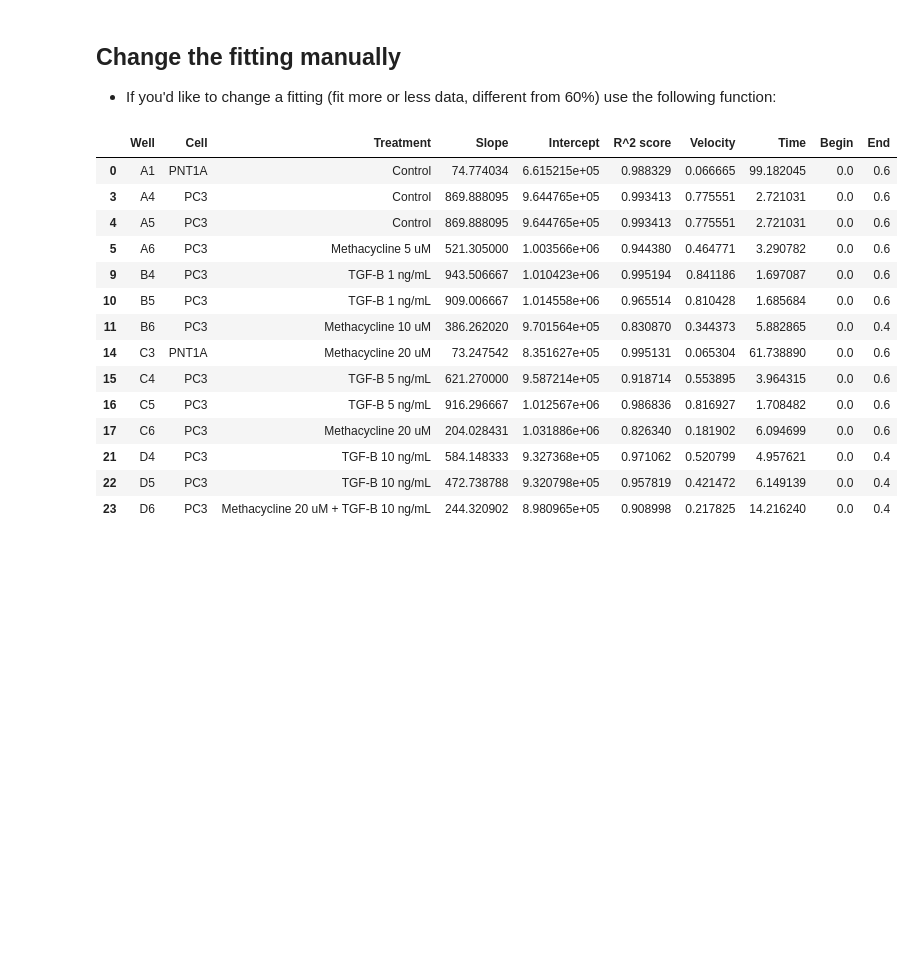
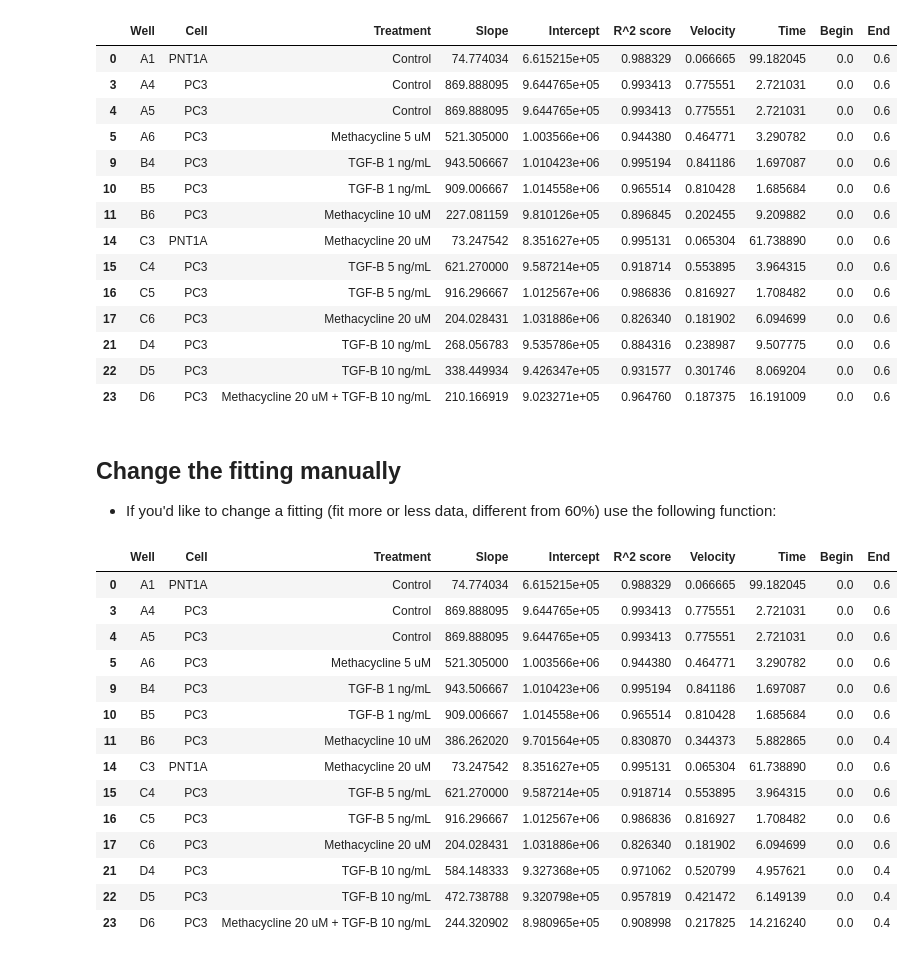
Before and after one commit to fefossa/scratchassays, a Jupyter notebook: Processing Scratch Data.ipynb, the cells around one changed output. Cells and saved outputs as stored; diff of their text form; code cells hidden in the pictures; blank space fills up the shorter version.

```diff
--- a/Processing Scratch Data.ipynb
+++ b/Processing Scratch Data.ipynb
@@ -95,3 +108,21 @@ for i, row in layout.iterrows():
+# %%
+layout
+# %% [output]
+|  | Well | Cell | Treatment | Slope | Intercept | R^2 score | Velocity | Time | Begin | End |
+| 0 | A1 | PNT1A | Control | 74.774034 | 6.615215e+05 | 0.988329 | 0.066665 | 99.182045 | 0.0 | 0.6 |
+| 3 | A4 | PC3 | Control | 869.888095 | 9.644765e+05 | 0.993413 | 0.775551 | 2.721031 | 0.0 | 0.6 |
+| 4 | A5 | PC3 | Control | 869.888095 | 9.644765e+05 | 0.993413 | 0.775551 | 2.721031 | 0.0 | 0.6 |
+| 5 | A6 | PC3 | Methacycline 5 uM | 521.305000 | 1.003566e+06 | 0.944380 | 0.464771 | 3.290782 | 0.0 | 0.6 |
+| 9 | B4 | PC3 | TGF-B 1 ng/mL | 943.506667 | 1.010423e+06 | 0.995194 | 0.841186 | 1.697087 | 0.0 | 0.6 |
+| 10 | B5 | PC3 | TGF-B 1 ng/mL | 909.006667 | 1.014558e+06 | 0.965514 | 0.810428 | 1.685684 | 0.0 | 0.6 |
+| 11 | B6 | PC3 | Methacycline 10 uM | 227.081159 | 9.810126e+05 | 0.896845 | 0.202455 | 9.209882 | 0.0 | 0.6 |
+| 14 | C3 | PNT1A | Methacycline 20 uM | 73.247542 | 8.351627e+05 | 0.995131 | 0.065304 | 61.738890 | 0.0 | 0.6 |
+| 15 | C4 | PC3 | TGF-B 5 ng/mL | 621.270000 | 9.587214e+05 | 0.918714 | 0.553895 | 3.964315 | 0.0 | 0.6 |
+| 16 | C5 | PC3 | TGF-B 5 ng/mL | 916.296667 | 1.012567e+06 | 0.986836 | 0.816927 | 1.708482 | 0.0 | 0.6 |
+| 17 | C6 | PC3 | Methacycline 20 uM | 204.028431 | 1.031886e+06 | 0.826340 | 0.181902 | 6.094699 | 0.0 | 0.6 |
+| 21 | D4 | PC3 | TGF-B 10 ng/mL | 268.056783 | 9.535786e+05 | 0.884316 | 0.238987 | 9.507775 | 0.0 | 0.6 |
+| 22 | D5 | PC3 | TGF-B 10 ng/mL | 338.449934 | 9.426347e+05 | 0.931577 | 0.301746 | 8.069204 | 0.0 | 0.6 |
+| 23 | D6 | PC3 | Methacycline 20 uM + TGF-B 10 ng/mL | 210.166919 | 9.023271e+05 | 0.964760 | 0.187375 | 16.191009 | 0.0 | 0.6 |
 # %% [markdown]
 ## Change the fitting manually
 
```
Also changed, not shown: parts of 26 cells of this notebook, 18 other files.
